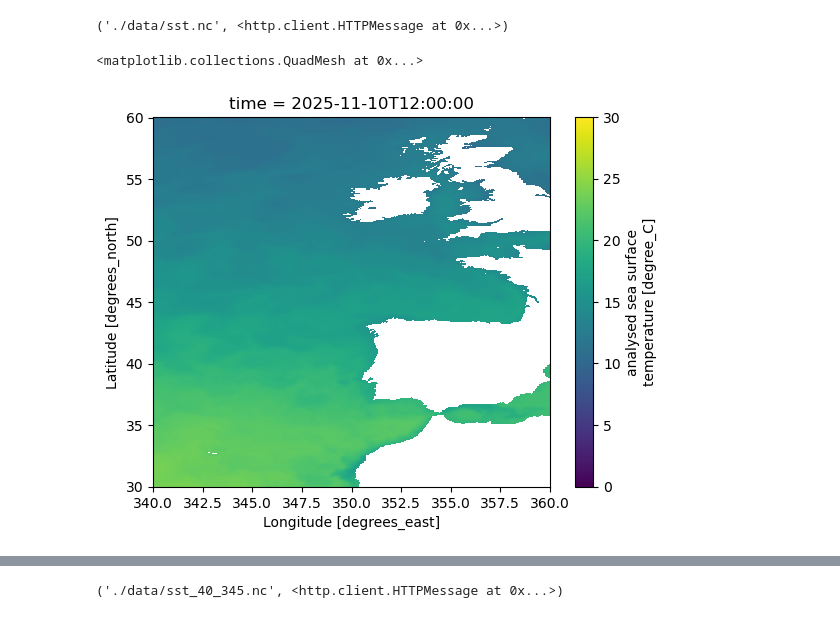
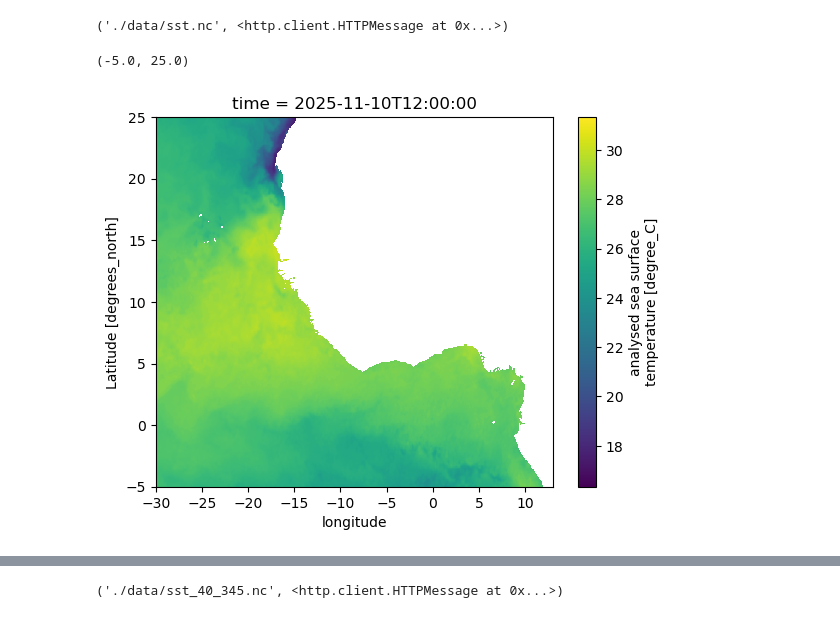
Before and after one commit to alaurent101/WYTEC2_Python_Workshop, a Jupyter notebook: WYTEC2_PythonTutorial.ipynb, the cells around one changed output, grey strips where cells are left out. Saved outputs shown, nothing was run; the diff lists cells and outputs as text; code cells hidden in the pictures.

```diff
--- a/WYTEC2_PythonTutorial.ipynb
+++ b/WYTEC2_PythonTutorial.ipynb
@@ -137,15 +137,27 @@ url = f"https://oceanwatch.pifsc.noaa.gov/erddap/griddap/CRW_sst_v3_1.nc?analyse
 urllib.request.urlretrieve(url, "./data/sst.nc")
 # %% [output]
 ('./data/sst.nc', <http.client.HTTPMessage at 0x...>)
+# %%
+import xarray as xr
+import matplotlib.pyplot as plt
+
+# Load dataset
+ds = xr.open_dataset('data/sst.nc',decode_cf=True)
+
+# Convert longitude from 0:360 to -180:180
+ds["longitude"] = (ds["longitude"] + 180) % 360 - 180
+ds = ds.sortby("longitude")
+# %%
+# Check this documentation for plotting with Xarray
+# https://docs.xarray.dev/en/stable/user-guide/plotting.html
+
+ds.analysed_sst.plot()
+ax = plt.gca()
+ax.set_xlim([-30,13])
+ax.set_ylim([-5,25])
+# %% [output]
+(-5.0, 25.0)
+[figure, added]
 # %%
-import xarray as xr
-import matplotlib.pyplot as plt
-
-ds = xr.open_dataset('data/sst.nc',decode_cf=True)
-ds.analysed_sst.plot(vmin=0,vmax=30)
-
 # https://oceanwatch.pifsc.noaa.gov/erddap/griddap/CRW_sst_v3_1.html
 # https://coastwatch.gitbook.io/satellite-course/tutorials/python-tutorial/1.-how-to-work-with-satellite-data-in-python
-# %% [output]
-<matplotlib.collections.QuadMesh at 0x...>
-[figure, removed]
```
Also changed, not shown: parts of 3 cells of this notebook, 1 other file.
